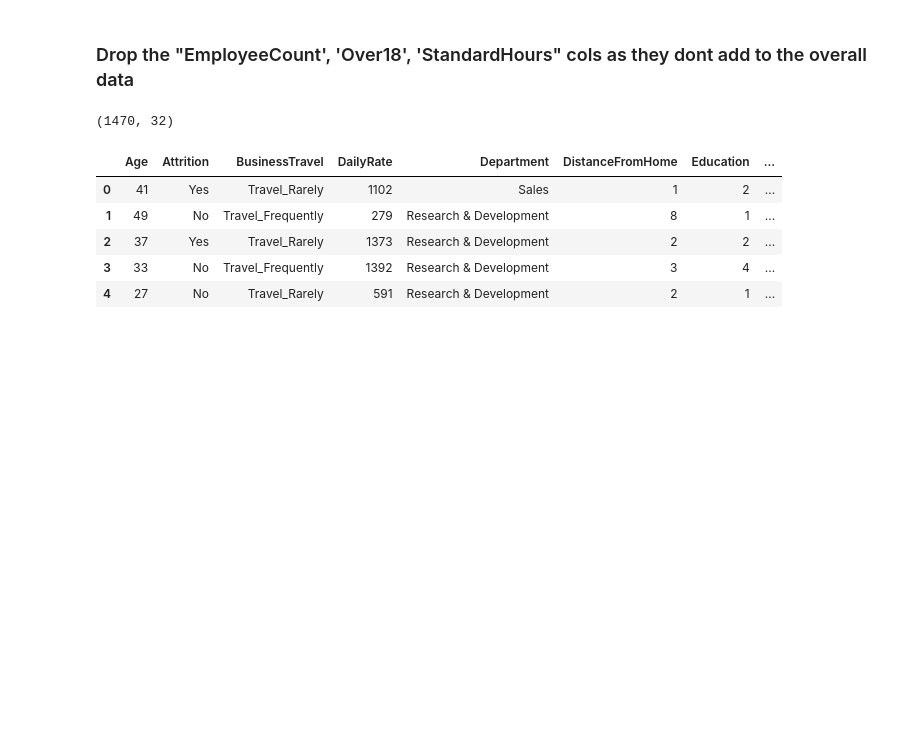
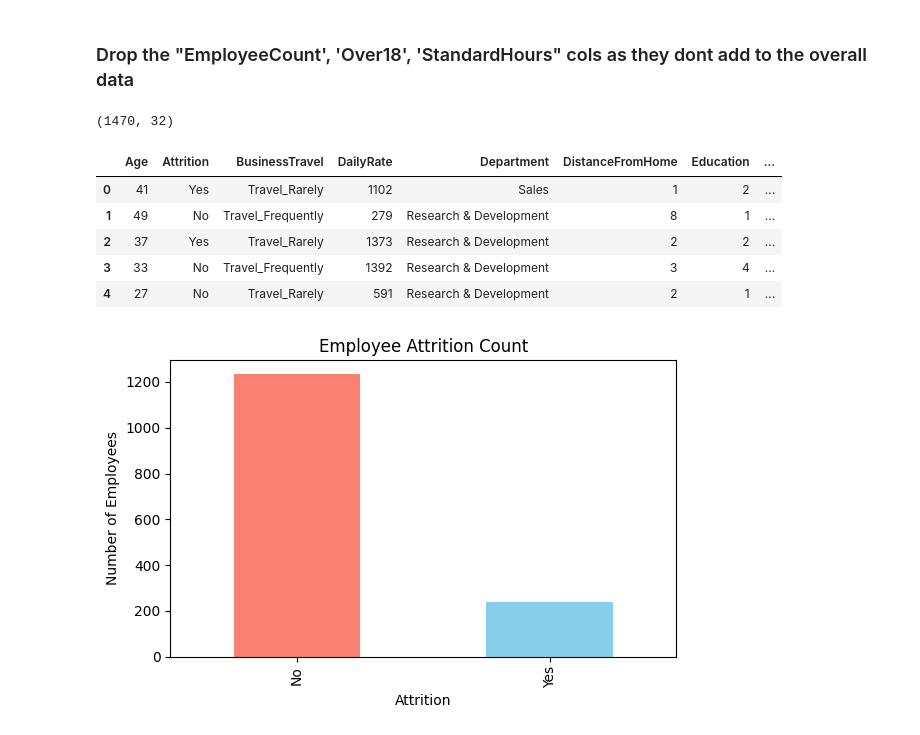
Before and after one commit to Ray99-cpu/Human-Resources, a Jupyter notebook: jupyter_notebooks/data_cleanse.ipynb, the cells around one changed output. Saved outputs shown, nothing was run; the diff lists cells and outputs as text; code cells hidden in the pictures; blank space fills up the shorter version.

Commit message:
Feature; plots

```diff
--- a/jupyter_notebooks/data_cleanse.ipynb
+++ b/jupyter_notebooks/data_cleanse.ipynb
@@ -44 +44,81 @@ output_path = "/Users/mohammedluqmanriaz/Desktop/Code Instatute/human_recources_
 df.to_csv(output_path, index=False)
+# %%
+import matplotlib.pyplot as plt
+import pandas as pd
+import os
+from IPython.display import display, Markdown
+
+# Load the cleaned HR dataset
+df = pd.read_csv(r'C:/Users/midas/Documents/2505-WMCA-Data-Git101/Human-Resources/Data_cleaning/HR-Employee-Attrition_cleaned.csv')
+
+plot_dir = r'C:/Users/midas/Documents/2505-WMCA-Data-Git101/Human-Resources/Business_case/plots'
+os.makedirs(plot_dir, exist_ok=True)
+
+# 1. Attrition Count Plot
+plt.figure(figsize=(6,4))
+df['Attrition'].value_counts().plot(kind='bar', color=['salmon','skyblue'])
+plt.title('Employee Attrition Count')
+plt.ylabel('Number of Employees')
+plt.tight_layout()
+plt.savefig(os.path.join(plot_dir, 'attrition_count.png'))
+plt.show()
+display(Markdown('**Employee Attrition Count:** This plot shows the number of employees who left (Attrition=Yes) versus those who stayed. High attrition may indicate retention issues.'))
+
+# 2. Attrition by Department
+plt.figure(figsize=(8,5))
+pd.crosstab(df['Department'], df['Attrition']).plot(kind='bar', stacked=True, color=['skyblue','salmon'])
+plt.title('Attrition by Department')
+plt.ylabel('Number of Employees')
+plt.tight_layout()
+plt.savefig(os.path.join(plot_dir, 'attrition_by_department.png'))
+plt.show()
+display(Markdown('**Attrition by Department:** This plot shows which departments have the highest attrition. Focus retention efforts on departments with more leavers.'))
+
+# 3. Attrition by Gender
+plt.figure(figsize=(6,4))
+pd.crosstab(df['Gender'], df['Attrition']).plot(kind='bar', stacked=True, color=['skyblue','salmon'])
+plt.title('Attrition by Gender')
+plt.ylabel('Number of Employees')
+plt.tight_layout()
+plt.savefig(os.path.join(plot_dir, 'attrition_by_gender.png'))
+plt.show()
+display(Markdown('**Attrition by Gender:** This plot shows if attrition is higher for a particular gender. Address any gender-specific retention issues.'))
+
+# 4. Monthly Income Distribution by Attrition
+plt.figure(figsize=(8,5))
+for label, group in df.groupby('Attrition'):
+    plt.hist(group['MonthlyIncome'], bins=30, alpha=0.5, label=label)
+plt.title('Monthly Income Distribution by Attrition')
+plt.xlabel('Monthly Income')
+plt.ylabel('Number of Employees')
+plt.legend()
+plt.tight_layout()
+plt.savefig(os.path.join(plot_dir, 'income_by_attrition.png'))
+plt.show()
+display(Markdown('**Monthly Income Distribution by Attrition:** This plot compares the income distribution of employees who left versus those who stayed. Lower income may correlate with higher attrition.'))
+
+# 5. Job Satisfaction by Attrition
+plt.figure(figsize=(8,5))
+df.boxplot(column='JobSatisfaction', by='Attrition', grid=False)
+plt.title('Job Satisfaction by Attrition')
+plt.suptitle('')
+plt.ylabel('Job Satisfaction (1=Low, 4=High)')
+plt.tight_layout()
+plt.savefig(os.path.join(plot_dir, 'jobsatisfaction_by_attrition.png'))
+plt.show()
+display(Markdown('**Job Satisfaction by Attrition:** This boxplot shows if employees who left had lower job satisfaction. Improving satisfaction may reduce attrition.'))
+
+# 6. Years at Company Distribution by Attrition
+plt.figure(figsize=(8,5))
+for label, group in df.groupby('Attrition'):
+    plt.hist(group['YearsAtCompany'], bins=30, alpha=0.5, label=label)
+plt.title('Years at Company Distribution by Attrition')
+plt.xlabel('Years at Company')
+plt.ylabel('Number of Employees')
+plt.legend()
+plt.tight_layout()
+plt.savefig(os.path.join(plot_dir, 'years_at_company_by_attrition.png'))
+plt.show()
+display(Markdown('**Years at Company Distribution by Attrition:** This plot shows how long employees who left versus stayed had been at the company. High early attrition may indicate onboarding or engagement issues.'))
+# %% [output]
+[figure, added]
```
Also changed, not shown: parts of 3 cells of this notebook, 7 other files.
